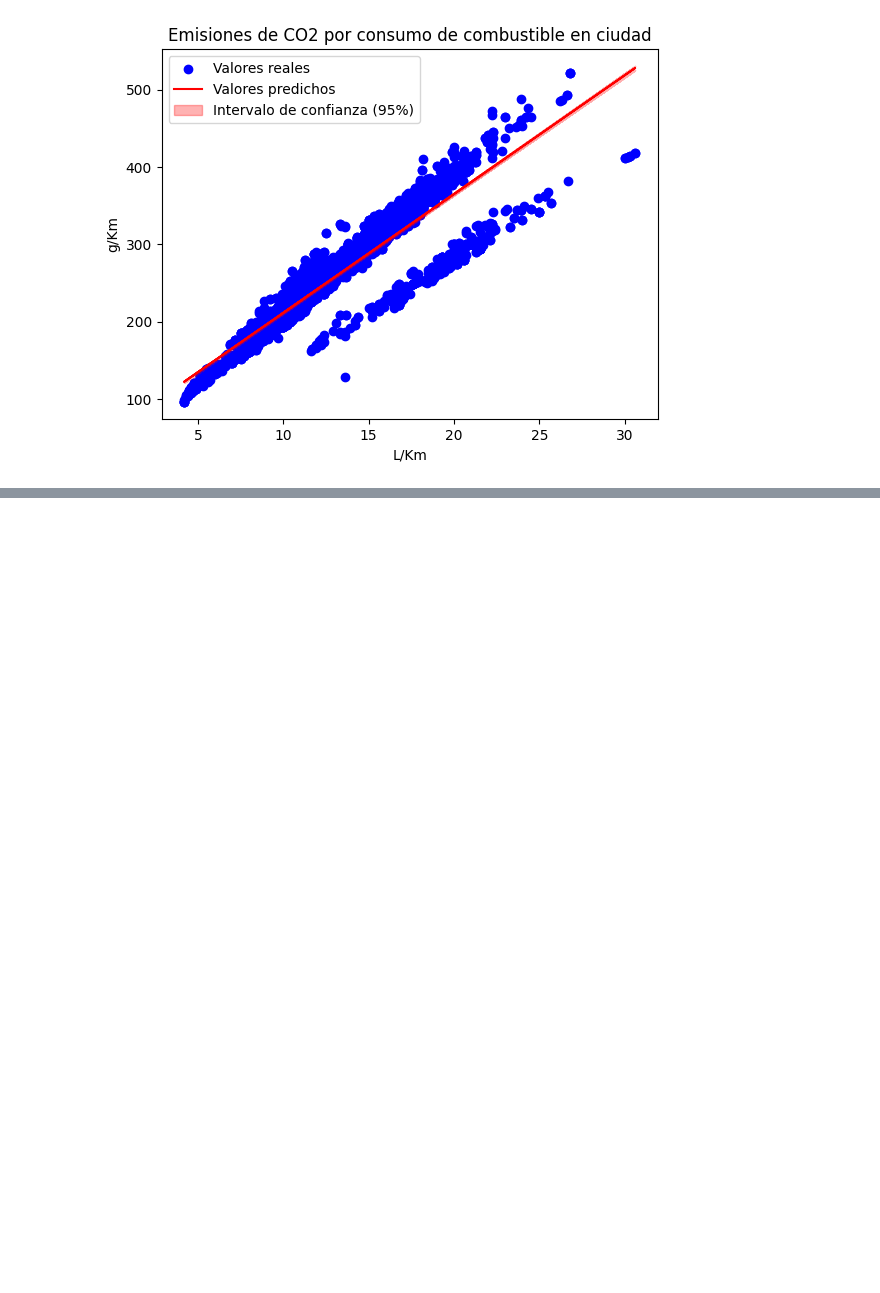
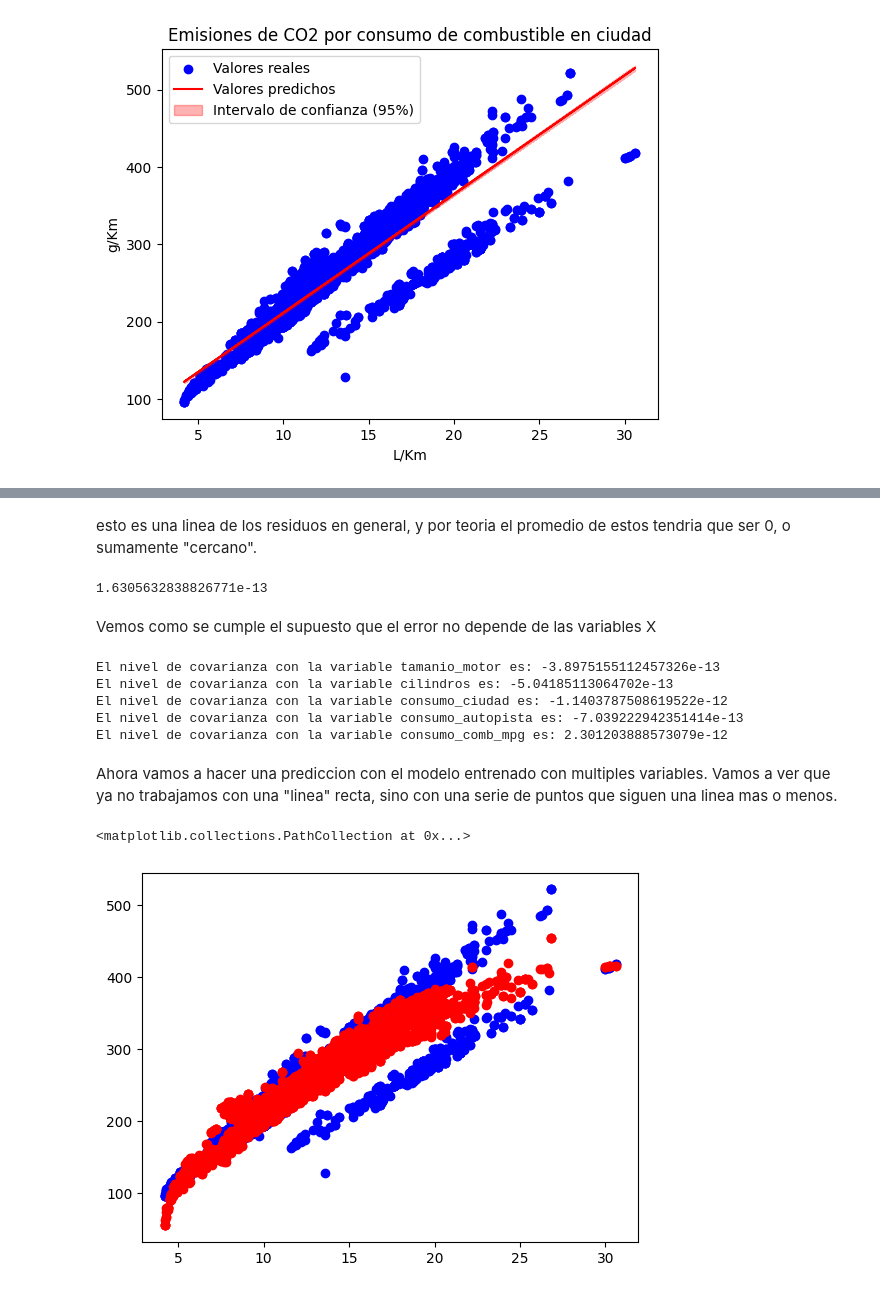
Before and after one commit to gastonbenitez2001/diplomatura_unne, a Jupyter notebook: 06. Regresión - Base Emisiones y EPH.ipynb, the cells around one changed output, grey strips where cells are left out. Drawn from its saved outputs; the diff is of its cells as text; code cells hidden in the pictures; blank space fills up the shorter version.

Commit message:
Estudio de regresion lineal multiple

```diff
--- a/06. Regresión - Base Emisiones y EPH.ipynb
+++ b/06. Regresión - Base Emisiones y EPH.ipynb
@@ -207,0 +287,29 @@ plt.show()
+# %% [markdown]
+esto es una linea de los residuos en general, y por teoria el promedio de estos tendria que ser 0, o sumamente "cercano".
+# %%
+residuos.mean()
+# %% [output]
+1.6305632838826771e-13
+# %% [markdown]
+Vemos como se cumple el supuesto que el error no depende de las variables X
+# %%
+for var_x in X.columns.drop('const'):
+
+    cov = np.cov(base[var_x],residuos)[0,1]
+    print(f"El nivel de covarianza con la variable {var_x} es: {cov}")
+# %% [output]
+El nivel de covarianza con la variable tamanio_motor es: -3.8975155112457326e-13
+El nivel de covarianza con la variable cilindros es: -5.04185113064702e-13
+El nivel de covarianza con la variable consumo_ciudad es: -1.1403787508619522e-12
+El nivel de covarianza con la variable consumo_autopista es: -7.039222942351414e-13
+El nivel de covarianza con la variable consumo_comb_mpg es: 2.301203888573079e-12
+# %% [markdown]
+Ahora vamos a hacer una prediccion con el modelo entrenado con multiples variables. Vamos a ver que ya no trabajamos con una "linea" recta, sino con una serie de puntos que siguen una linea mas o menos.
+# %%
+predicciones = reg_total.predict(X)
+
+plt.scatter(base['consumo_ciudad'], base['emisiones_co2'], label='Valores reales', color='blue')
+plt.scatter(base['consumo_ciudad'], predicciones, label='Valores predichos', color='red')
+# %% [output]
+<matplotlib.collections.PathCollection at 0x...>
+[figure, added]
```
Also changed, not shown: parts of 11 cells of this notebook.
